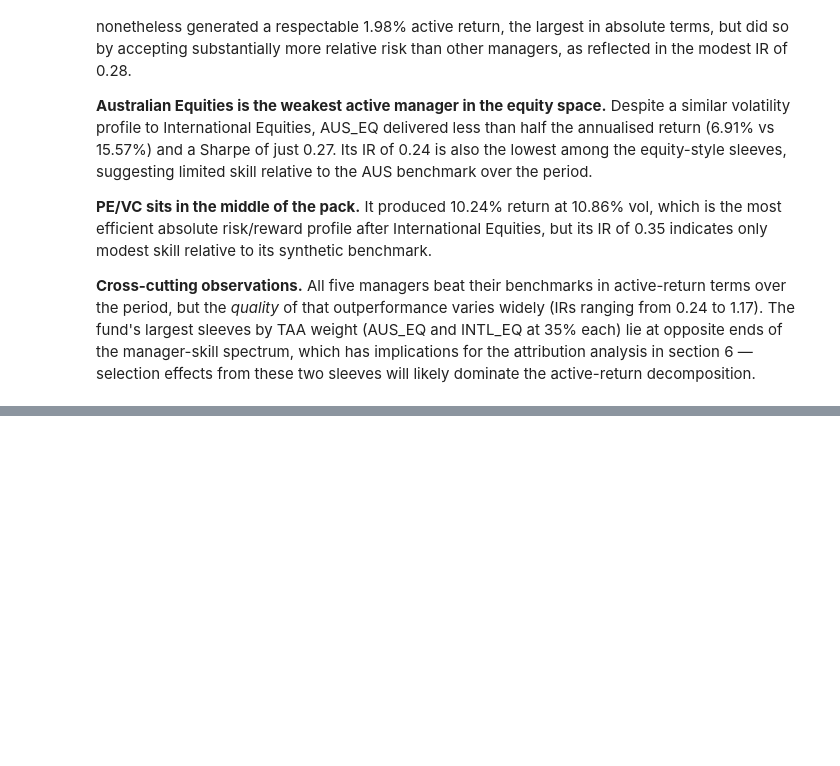
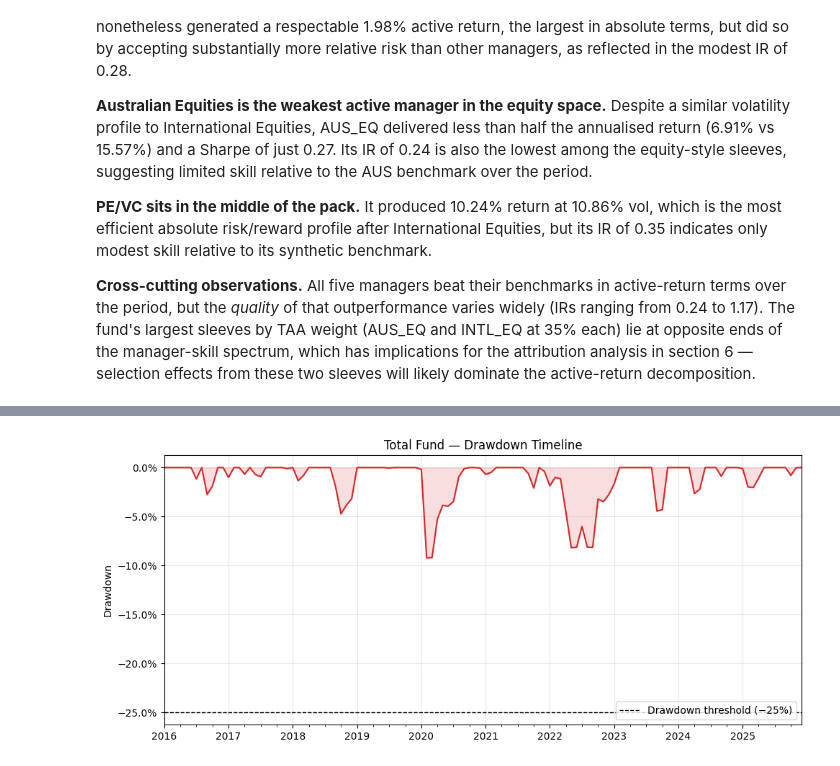
Before and after one commit to CathyLin789/MultiAssetPortfolio-Cathy_Caden_Archer_Sienna, a Jupyter notebook: notebooks/multi_asset_report.ipynb, the cells around one changed output, grey strips where cells are left out. Cells and saved outputs as stored; diff of their text form; code cells hidden in the pictures; blank space fills up the shorter version.

```diff
--- a/notebooks/multi_asset_report.ipynb
+++ b/notebooks/multi_asset_report.ipynb
@@ -235,0 +356,20 @@ for sleeve in sleeves:
+# %%
+# Drawdown timeline — uses the fund_returns series already constructed in section 4
+fund_wealth   = (1 + fund_returns).cumprod()
+rolling_peak  = fund_wealth.cummax()
+fund_drawdown = (fund_wealth - rolling_peak) / rolling_peak
+
+fig, ax = plt.subplots(figsize=(10, 4.5))
+fund_drawdown.plot(ax=ax, linewidth=1.5, color="C3")
+ax.axhline(-0.25, linestyle="--", color="black", linewidth=1, label="Drawdown threshold (−25%)")
+ax.fill_between(fund_drawdown.index, fund_drawdown, 0, color="C3", alpha=0.15)
+ax.set_title("Total Fund — Drawdown Timeline")
+ax.set_ylabel("Drawdown")
+ax.set_xlabel("")
+ax.yaxis.set_major_formatter(plt.matplotlib.ticker.PercentFormatter(1.0))
+ax.legend(loc="lower right")
+ax.grid(alpha=0.3)
+plt.tight_layout()
+plt.show()
+# %% [output]
+[figure, added]
```
Also changed, not shown: parts of 17 cells of this notebook, 1 other file.
